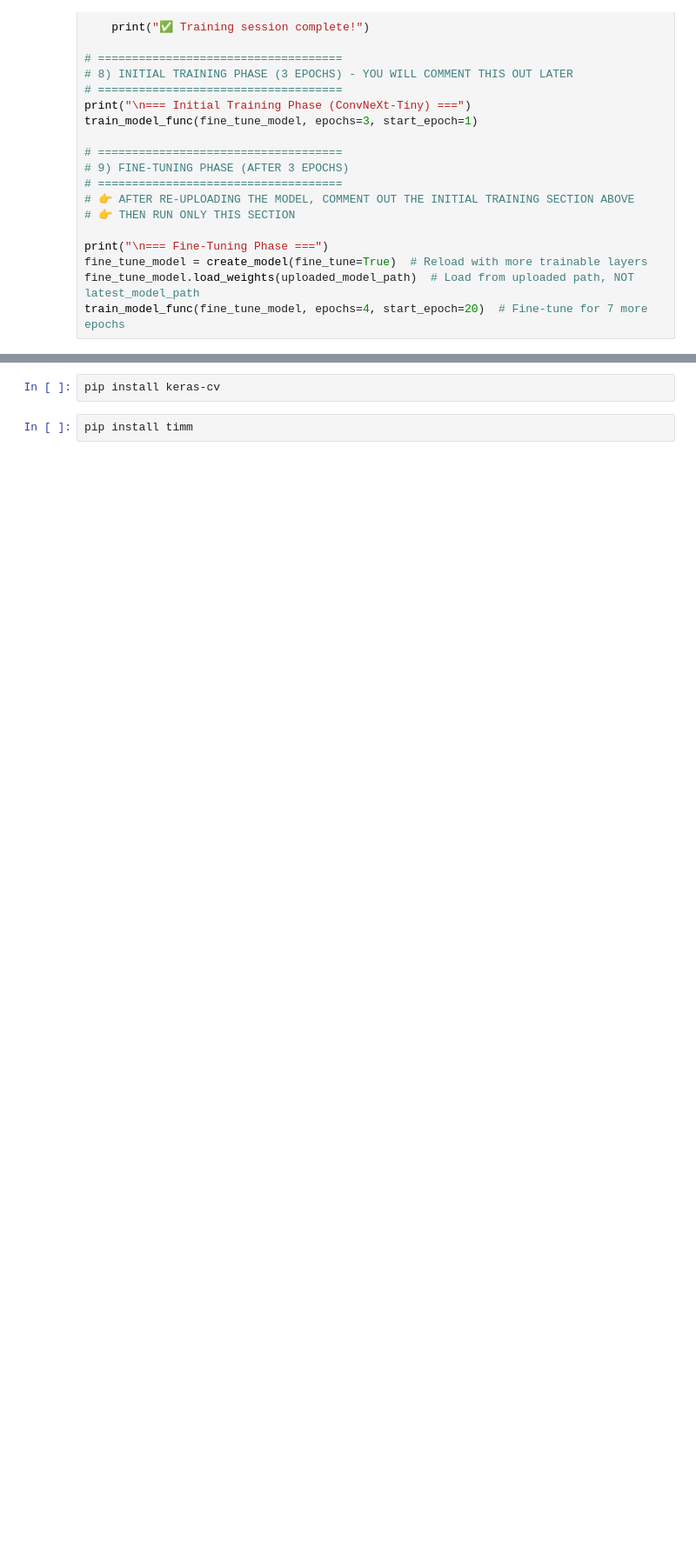
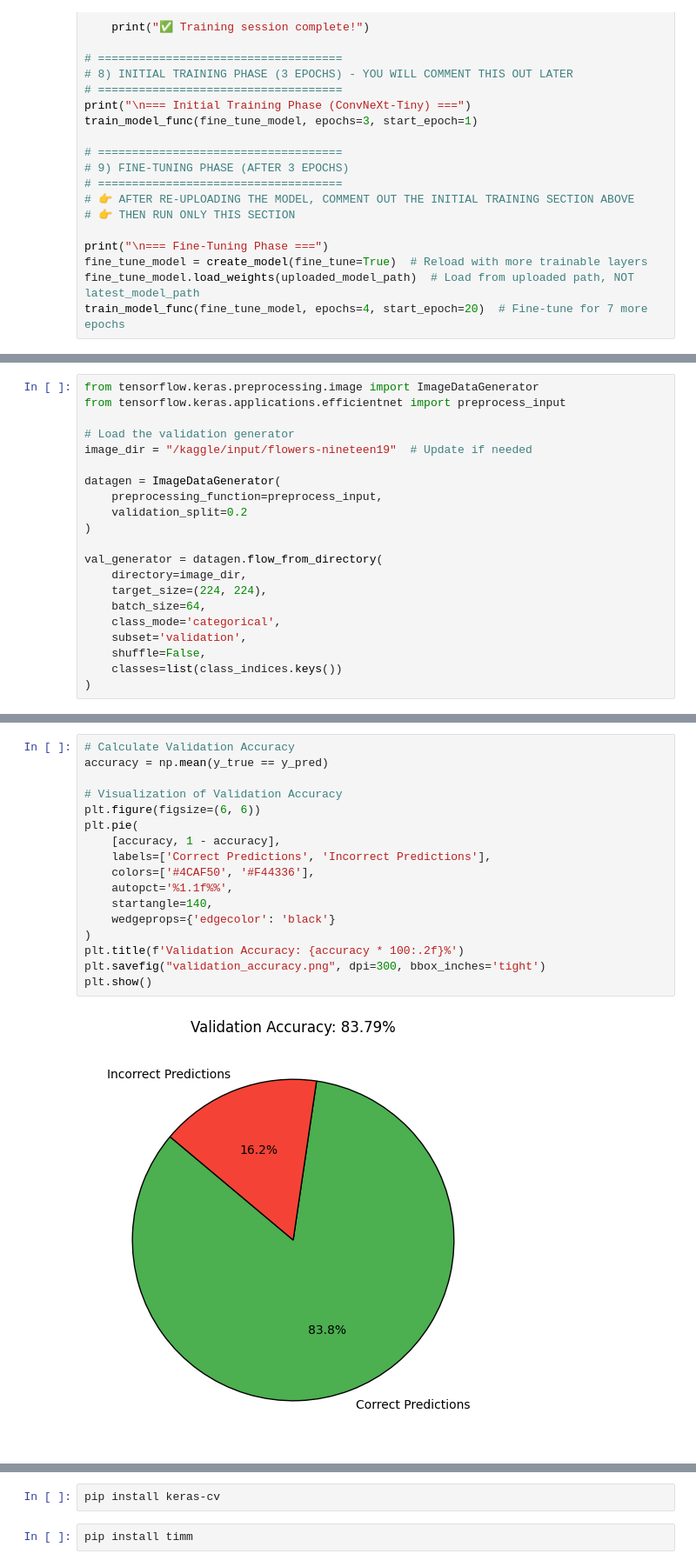
Before and after one commit to x19mm/Solve-Equations-by-gaussian-elemenations, a Jupyter notebook: efficientnetb1-tree.ipynb, the cells around one changed output, grey strips where cells are left out. Shown: that part at 87% size. Drawn from its saved outputs; the diff is of its cells as text; blank space fills up the shorter version.

```diff
--- a/efficientnetb1-tree.ipynb
+++ b/efficientnetb1-tree.ipynb
@@ -3927,0 +3888,21 @@ KeyboardInterrupt:
+# %%
+from tensorflow.keras.preprocessing.image import ImageDataGenerator
+from tensorflow.keras.applications.efficientnet import preprocess_input
+
+# Load the validation generator
+image_dir = "/kaggle/input/flowers-nineteen19"  # Update if needed
+
+datagen = ImageDataGenerator(
+    preprocessing_function=preprocess_input,
+    validation_split=0.2
+)
+
+val_generator = datagen.flow_from_directory(
+    directory=image_dir,
+    target_size=(224, 224),
+    batch_size=64,
+    class_mode='categorical',
+    subset='validation',
+    shuffle=False,
+    classes=list(class_indices.keys())
+)
@@ -3927,0 +3965,19 @@ KeyboardInterrupt:
+# %%
+# Calculate Validation Accuracy
+accuracy = np.mean(y_true == y_pred)
+
+# Visualization of Validation Accuracy
+plt.figure(figsize=(6, 6))
+plt.pie(
+    [accuracy, 1 - accuracy],
+    labels=['Correct Predictions', 'Incorrect Predictions'],
+    colors=['#4CAF50', '#F44336'],
+    autopct='%1.1f%%',
+    startangle=140,
+    wedgeprops={'edgecolor': 'black'}
+)
+plt.title(f'Validation Accuracy: {accuracy * 100:.2f}%')
+plt.savefig("validation_accuracy.png", dpi=300, bbox_inches='tight')
+plt.show()
+# %% [output]
+[figure, added]
```
Also changed, not shown: parts of 9 cells of this notebook.
